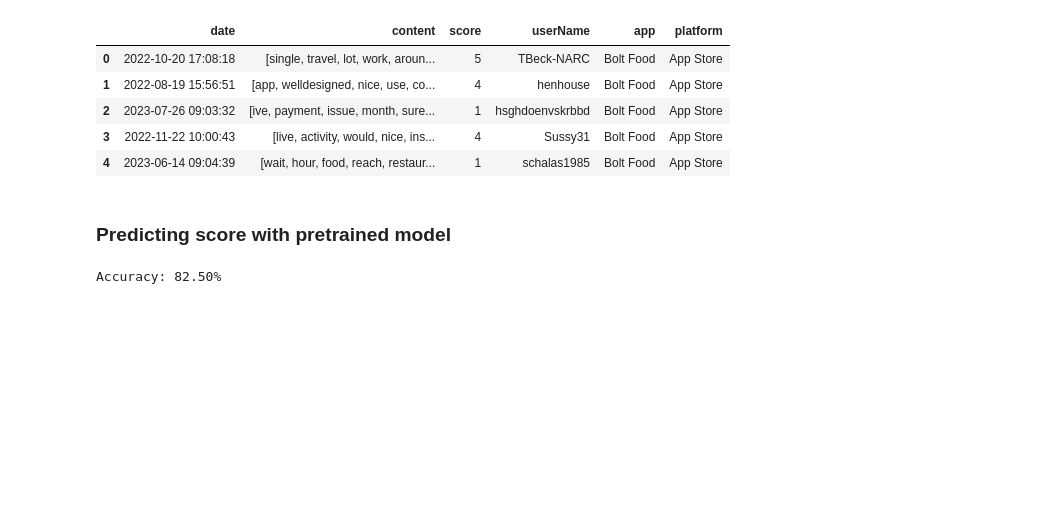
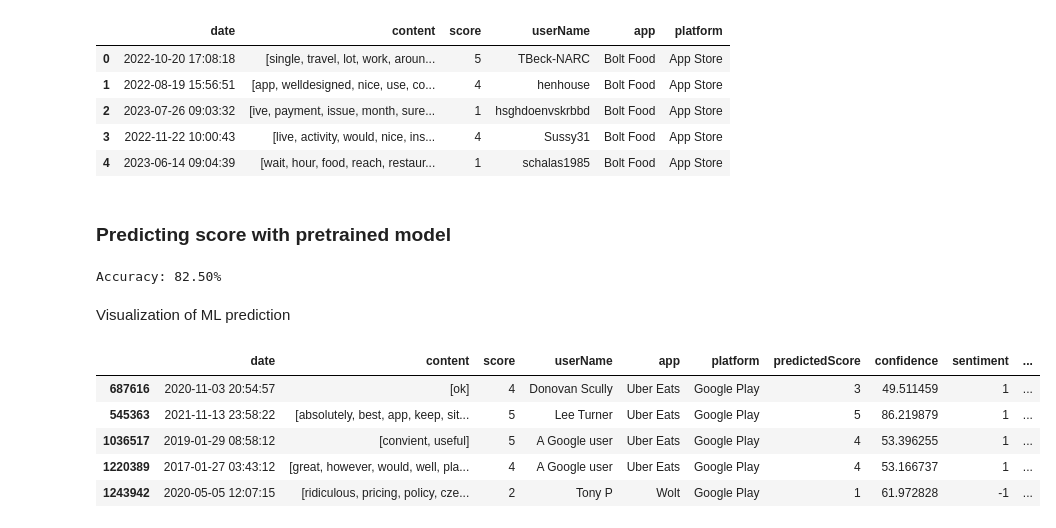
Before and after one commit to OgrodowskiJedrzej/Food-Apps-Review-Revisit, a Jupyter notebook: main.ipynb, the cells around one changed output. Cells and saved outputs as stored; diff of their text form; code cells hidden in the pictures; blank space fills up the shorter version.

```diff
--- a/main.ipynb
+++ b/main.ipynb
@@ -336,3 +334,14 @@ accuracy = np.sum(subset['predictedSentiment'] == subset['sentiment']) / len(sub
 print(f"Accuracy: {accuracy*100:.2f}%")
 # %% [output]
 Accuracy: 82.50%
+# %% [markdown]
+Visualization of ML prediction
+# %%
+subset.head()
+# %% [output]
+|  | date | content | score | userName | app | platform | predictedScore | confidence | sentiment | ... |
+| 687616 | 2020-11-03 20:54:57 | [ok] | 4 | Donovan Scully | Uber Eats | Google Play | 3 | 49.511459 | 1 | ... |
+| 545363 | 2021-11-13 23:58:22 | [absolutely, best, app, keep, sit... | 5 | Lee Turner | Uber Eats | Google Play | 5 | 86.219879 | 1 | ... |
+| 1036517 | 2019-01-29 08:58:12 | [convient, useful] | 5 | A Google user | Uber Eats | Google Play | 4 | 53.396255 | 1 | ... |
+| 1220389 | 2017-01-27 03:43:12 | [great, however, would, well, pla... | 4 | A Google user | Uber Eats | Google Play | 4 | 53.166737 | 1 | ... |
+| 1243942 | 2020-05-05 12:07:15 | [ridiculous, pricing, policy, cze... | 2 | Tony P | Wolt | Google Play | 1 | 61.972828 | -1 | ... |
```
Also changed, not shown: parts of 4 cells of this notebook.
